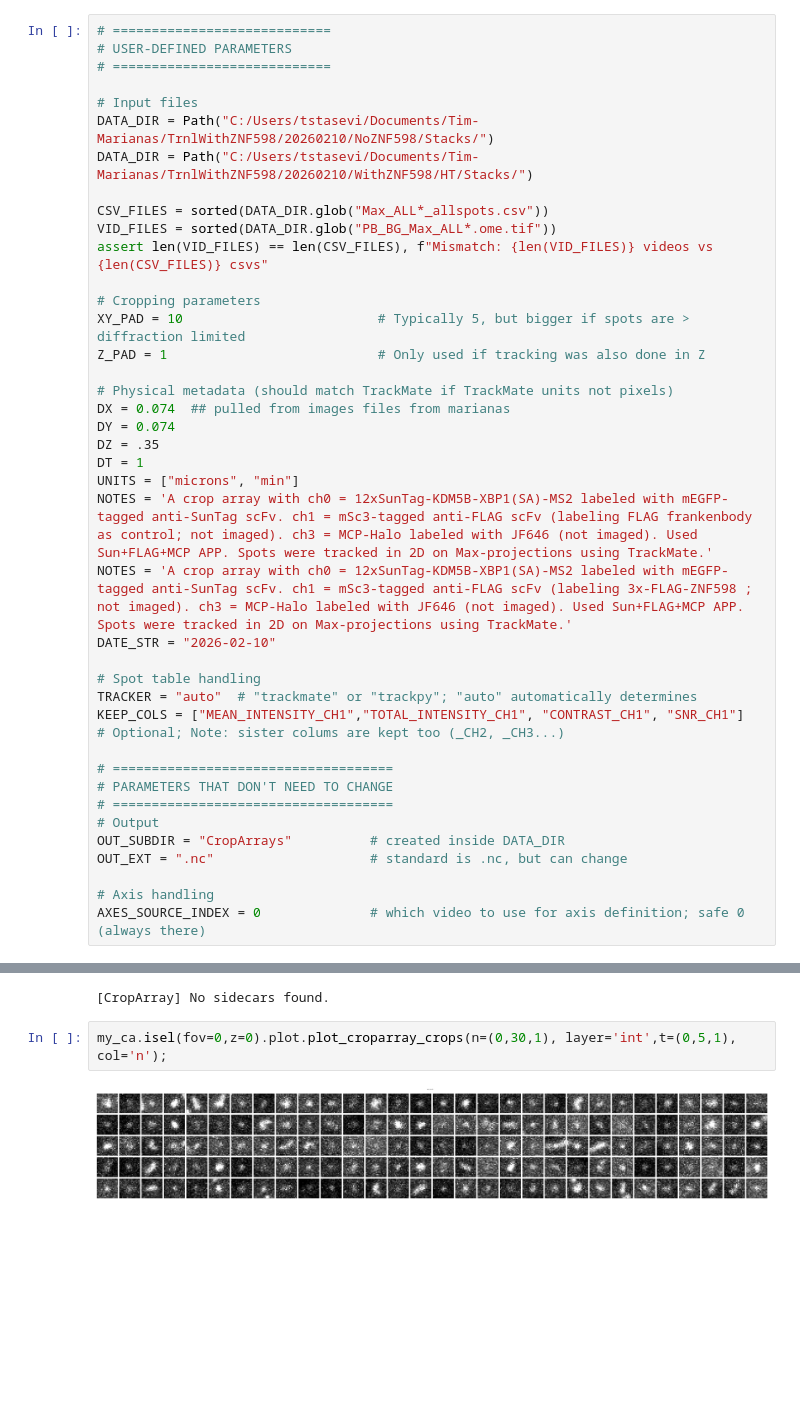
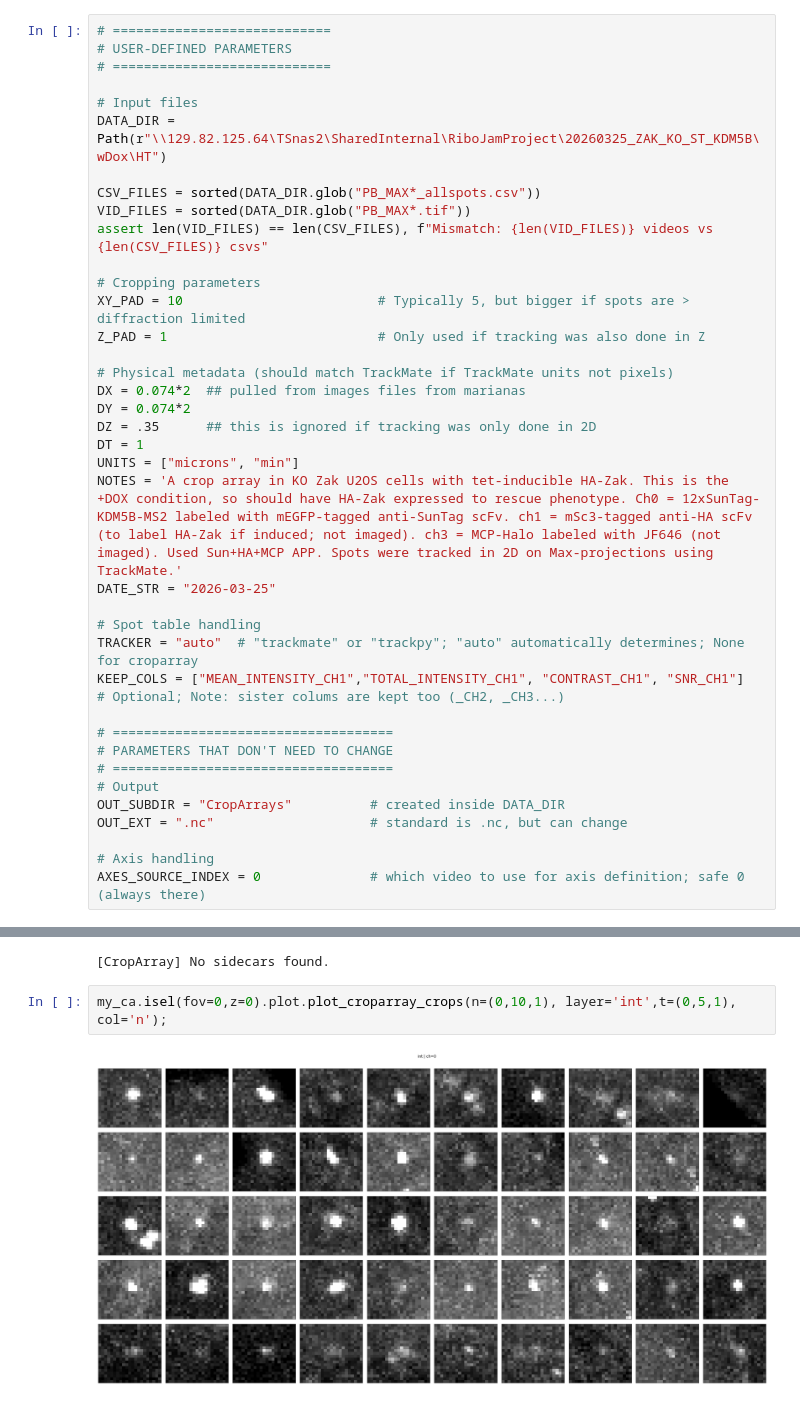
Before and after one commit to timstasevich/croparray, a Jupyter notebook: notebooks/MakeCropArrays.ipynb, the cells around one changed output, grey strips where cells are left out. Cells and saved outputs as stored; diff of their text form; blank space fills up the shorter version.

Commit message:
Updated making croparray notebooks.

```diff
--- a/notebooks/MakeCropArrays.ipynb
+++ b/notebooks/MakeCropArrays.ipynb
@@ -9,11 +9,10 @@ from pathlib import Path
 # ============================
 
 # Input files
-DATA_DIR = Path("C:/Users/tstasevi/Documents/Tim-Marianas/TrnlWithZNF598/20260210/NoZNF598/Stacks/")
-DATA_DIR = Path("C:/Users/tstasevi/Documents/Tim-Marianas/TrnlWithZNF598/20260210/WithZNF598/HT/Stacks/")
+DATA_DIR = Path(r"\\129.82.125.64\TSnas2\SharedInternal\RiboJamProject\20260325_ZAK_KO_ST_KDM5B\wDox\HT")
 
-CSV_FILES = sorted(DATA_DIR.glob("Max_ALL*_allspots.csv"))
-VID_FILES = sorted(DATA_DIR.glob("PB_BG_Max_ALL*.ome.tif"))
+CSV_FILES = sorted(DATA_DIR.glob("PB_MAX*_allspots.csv"))
+VID_FILES = sorted(DATA_DIR.glob("PB_MAX*.tif"))
 assert len(VID_FILES) == len(CSV_FILES), f"Mismatch: {len(VID_FILES)} videos vs {len(CSV_FILES)} csvs"
 
 # Cropping parameters
@@ -21,17 +20,16 @@ XY_PAD = 10                         # Typically 5, but bigger if spots are > dif
 Z_PAD = 1                           # Only used if tracking was also done in Z
 
 # Physical metadata (should match TrackMate if TrackMate units not pixels)
-DX = 0.074  ## pulled from images files from marianas
-DY = 0.074
-DZ = .35
+DX = 0.074*2  ## pulled from images files from marianas
+DY = 0.074*2
+DZ = .35      ## this is ignored if tracking was only done in 2D
 DT = 1
 UNITS = ["microns", "min"]
-NOTES = 'A crop array with ch0 = 12xSunTag-KDM5B-XBP1(SA)-MS2 labeled with mEGFP-tagged anti-SunTag scFv. ch1 = mSc3-tagged anti-FLAG scFv (labeling FLAG frankenbody as control; not imaged). ch3 = MCP-Halo labeled with JF646 (not imaged). Used Sun+FLAG+MCP APP. Spots were tracked in 2D on Max-projections using TrackMate.'
-NOTES = 'A crop array with ch0 = 12xSunTag-KDM5B-XBP1(SA)-MS2 labeled with mEGFP-tagged anti-SunTag scFv. ch1 = mSc3-tagged anti-FLAG scFv (labeling 3x-FLAG-ZNF598 ; not imaged). ch3 = MCP-Halo labeled with JF646 (not imaged). Used Sun+FLAG+MCP APP. Spots were tracked in 2D on Max-projections using TrackMate.'
-DATE_STR = "2026-02-10"
+NOTES = 'A crop array in KO Zak U2OS cells with tet-inducible HA-Zak. This is the +DOX condition, so should have HA-Zak expressed to rescue phenotype. Ch0 = 12xSunTag-KDM5B-MS2 labeled with mEGFP-tagged anti-SunTag scFv. ch1 = mSc3-tagged anti-HA scFv (to label HA-Zak if induced; not imaged). ch3 = MCP-Halo labeled with JF646 (not imaged). Used Sun+HA+MCP APP. Spots were tracked in 2D on Max-projections using TrackMate.'
+DATE_STR = "2026-03-25"
 
 # Spot table handling
-TRACKER = "auto"  # "trackmate" or "trackpy"; "auto" automatically determines
+TRACKER = "auto"  # "trackmate" or "trackpy"; "auto" automatically determines; None for croparray
 KEEP_COLS = ["MEAN_INTENSITY_CH1","TOTAL_INTENSITY_CH1", "CONTRAST_CH1", "SNR_CH1"]  # Optional; Note: sister colums are kept too (_CH2, _CH3...)
 
 # ====================================
@@ -77,7 +99,7 @@ my_ca: CropArray = ca.io.open_croparray(NC_FILES[0], as_object=True)
 # %% [output]
 [CropArray] No sidecars found.
 # %%
-my_ca.isel(fov=0,z=0).plot.plot_croparray_crops(n=(0,30,1), layer='int',t=(0,5,1), col='n');
+my_ca.isel(fov=0,z=0).plot.plot_croparray_crops(n=(0,10,1), layer='int',t=(0,5,1), col='n');
 # %% [output]
-[figure, old version]
+[figure, new version]
 # %%
```
Also changed, not shown: parts of 4 cells of this notebook, 1 other file.
